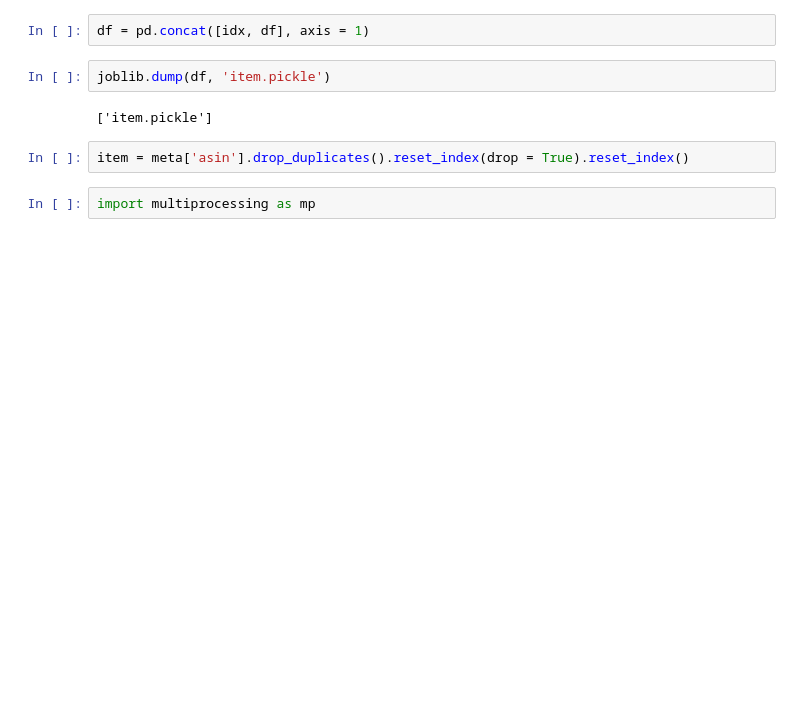
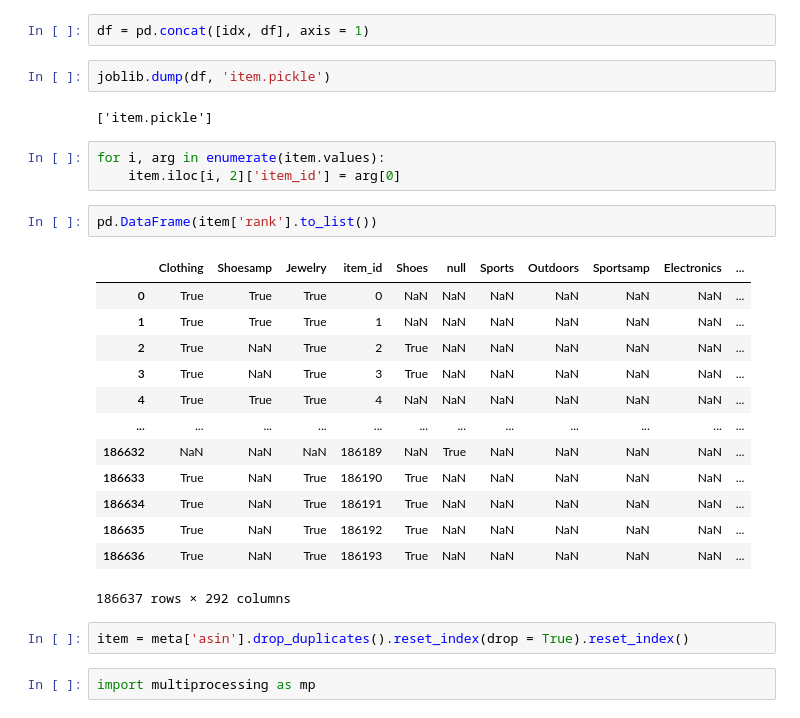
Before and after one commit to jinseo-ok/Graph-Seminar, a Jupyter notebook: Code/Untitled.ipynb, the cells around one changed output. Drawn from its saved outputs; the diff is of its cells as text; blank space fills up the shorter version.

Commit message:
preprocess_item

```diff
--- a/Code/Untitled.ipynb
+++ b/Code/Untitled.ipynb
@@ -154,6 +151,25 @@ df = pd.concat([idx, df], axis = 1)
 joblib.dump(df, 'item.pickle')
 # %% [output]
 ['item.pickle']
+# %%
+for i, arg in enumerate(item.values):
+    item.iloc[i, 2]['item_id'] = arg[0]
+# %%
+pd.DataFrame(item['rank'].to_list())
+# %% [output]
+|  | Clothing | Shoesamp | Jewelry | item_id | Shoes | null | Sports | Outdoors | Sportsamp | Electronics | ... |
+| 0 | True | True | True | 0 | NaN | NaN | NaN | NaN | NaN | NaN | ... |
+| 1 | True | True | True | 1 | NaN | NaN | NaN | NaN | NaN | NaN | ... |
+| 2 | True | NaN | True | 2 | True | NaN | NaN | NaN | NaN | NaN | ... |
+| 3 | True | NaN | True | 3 | True | NaN | NaN | NaN | NaN | NaN | ... |
+| 4 | True | True | True | 4 | NaN | NaN | NaN | NaN | NaN | NaN | ... |
+| ... | ... | ... | ... | ... | ... | ... | ... | ... | ... | ... | ... |
+| 186632 | NaN | NaN | NaN | 186189 | NaN | True | NaN | NaN | NaN | NaN | ... |
+| 186633 | True | NaN | True | 186190 | True | NaN | NaN | NaN | NaN | NaN | ... |
+| 186634 | True | NaN | True | 186191 | True | NaN | NaN | NaN | NaN | NaN | ... |
+| 186635 | True | NaN | True | 186192 | True | NaN | NaN | NaN | NaN | NaN | ... |
+| 186636 | True | NaN | True | 186193 | True | NaN | NaN | NaN | NaN | NaN | ... |
+186637 rows × 292 columns
 # %%
 item = meta['asin'].drop_duplicates().reset_index(drop = True).reset_index()
 # %%
```
Also changed, not shown: parts of 3 cells of this notebook, 1 other file.
